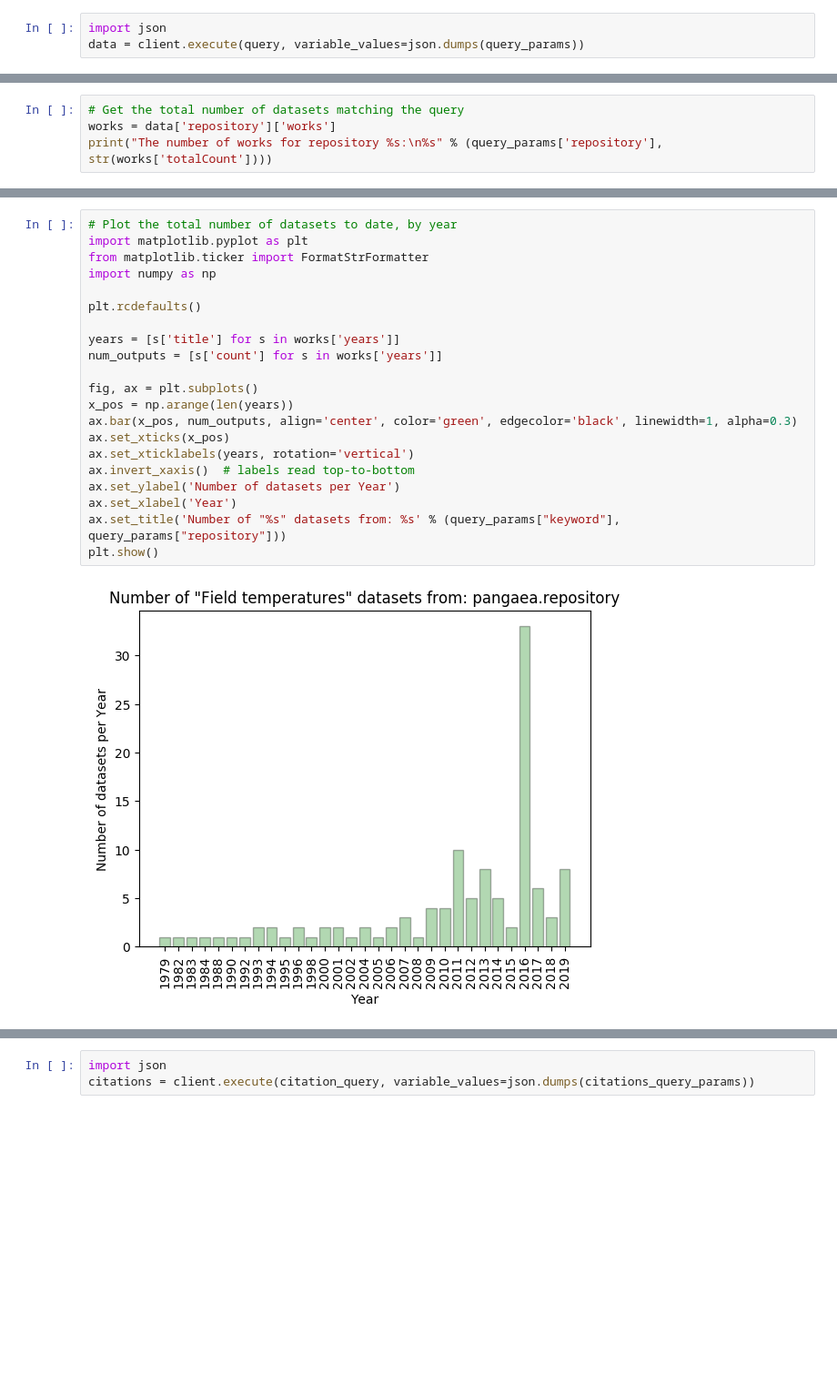
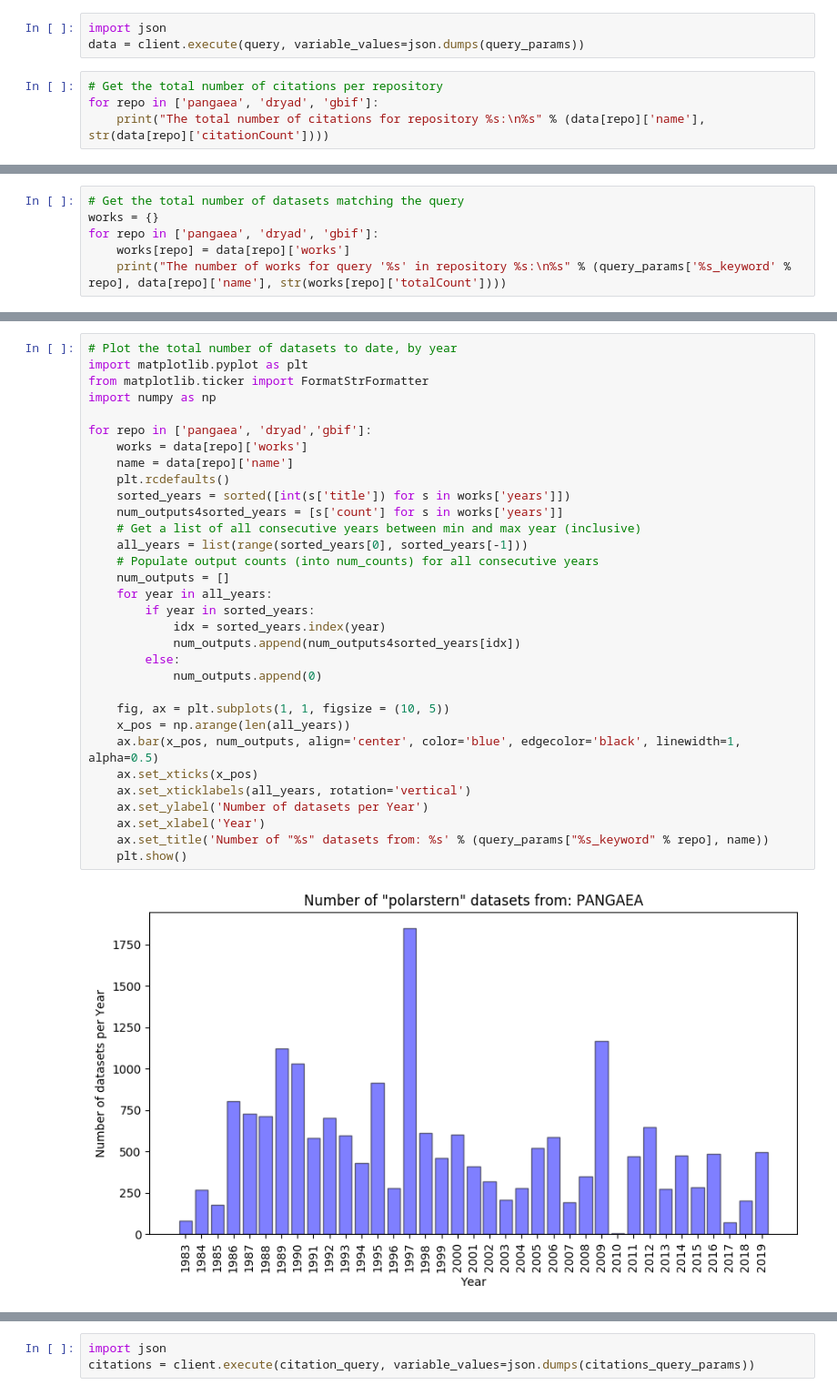
Before and after one commit to datacite/pidgraph-notebooks-python, a Jupyter notebook: user-story-1-datacenter-publication-citations/py-datacenter-publication-citations.ipynb, the cells around one changed output, grey strips where cells are left out. Shown at 91% size. Drawn from its saved outputs; the diff is of its cells as text; blank space fills up the shorter version.

```diff
--- a/user-story-1-datacenter-publication-citations/py-datacenter-publication-citations.ipynb
+++ b/user-story-1-datacenter-publication-citations/py-datacenter-publication-citations.ipynb
@@ -67,3 +128,7 @@ query = gql("""query getWorksByRepositoryAndKeyword($repository: ID!, $keyword:
 # %%
 import json
 data = client.execute(query, variable_values=json.dumps(query_params))
+# %%
+# Get the total number of citations per repository
+for repo in ['pangaea', 'dryad', 'gbif']:
+    print("The total number of citations for repository %s:\n%s" % (data[repo]['name'], str(data[repo]['citationCount'])))
@@ -70,5 +142,7 @@ data = client.execute(query, variable_values=json.dumps(query_params))
 # %%
 # Get the total number of datasets matching the query
-works = data['repository']['works']
-print("The number of works for repository %s:\n%s" % (query_params['repository'], str(works['totalCount'])))
+works = {}
+for repo in ['pangaea', 'dryad', 'gbif']:
+    works[repo] = data[repo]['works']
+    print("The number of works for query '%s' in repository %s:\n%s" % (query_params['%s_keyword' % repo], data[repo]['name'], str(works[repo]['totalCount'])))
 # %% [output]
@@ -77,23 +155,34 @@ The number of works for repository pangaea.repository:
 # %%
 # Plot the total number of datasets to date, by year
 import matplotlib.pyplot as plt
 from matplotlib.ticker import FormatStrFormatter
 import numpy as np
 
-plt.rcdefaults()
+for repo in ['pangaea', 'dryad','gbif']:
+    works = data[repo]['works']
+    name = data[repo]['name']
+    plt.rcdefaults()
+    sorted_years = sorted([int(s['title']) for s in works['years']])
+    num_outputs4sorted_years = [s['count'] for s in works['years']]
+    # Get a list of all consecutive years between min and max year (inclusive)
+    all_years = list(range(sorted_years[0], sorted_years[-1]))
+    # Populate output counts (into num_counts) for all consecutive years
+    num_outputs = []
+    for year in all_years:
+        if year in sorted_years:
+            idx = sorted_years.index(year)
+            num_outputs.append(num_outputs4sorted_years[idx])
+        else:
+            num_outputs.append(0)
 
-years = [s['title'] for s in works['years']]
-num_outputs = [s['count'] for s in works['years']]
-
-fig, ax = plt.subplots()
-x_pos = np.arange(len(years))
-ax.bar(x_pos, num_outputs, align='center', color='green', edgecolor='black', linewidth=1, alpha=0.3)
-ax.set_xticks(x_pos)
-ax.set_xticklabels(years, rotation='vertical')
-ax.invert_xaxis()  # labels read top-to-bottom
-ax.set_ylabel('Number of datasets per Year')
-ax.set_xlabel('Year')
-ax.set_title('Number of "%s" datasets from: %s' % (query_params["keyword"], query_params["repository"]))
-plt.show()
+    fig, ax = plt.subplots(1, 1, figsize = (10, 5))
+    x_pos = np.arange(len(all_years))
+    ax.bar(x_pos, num_outputs, align='center', color='blue', edgecolor='black', linewidth=1, alpha=0.5)
+    ax.set_xticks(x_pos)
+    ax.set_xticklabels(all_years, rotation='vertical')
+    ax.set_ylabel('Number of datasets per Year')
+    ax.set_xlabel('Year')
+    ax.set_title('Number of "%s" datasets from: %s' % (query_params["%s_keyword" % repo], name))
+    plt.show()
 # %% [output]
-[figure, old version]
+[figure, new version]
```
Also changed, not shown: parts of 14 cells of this notebook, 1 other file.
